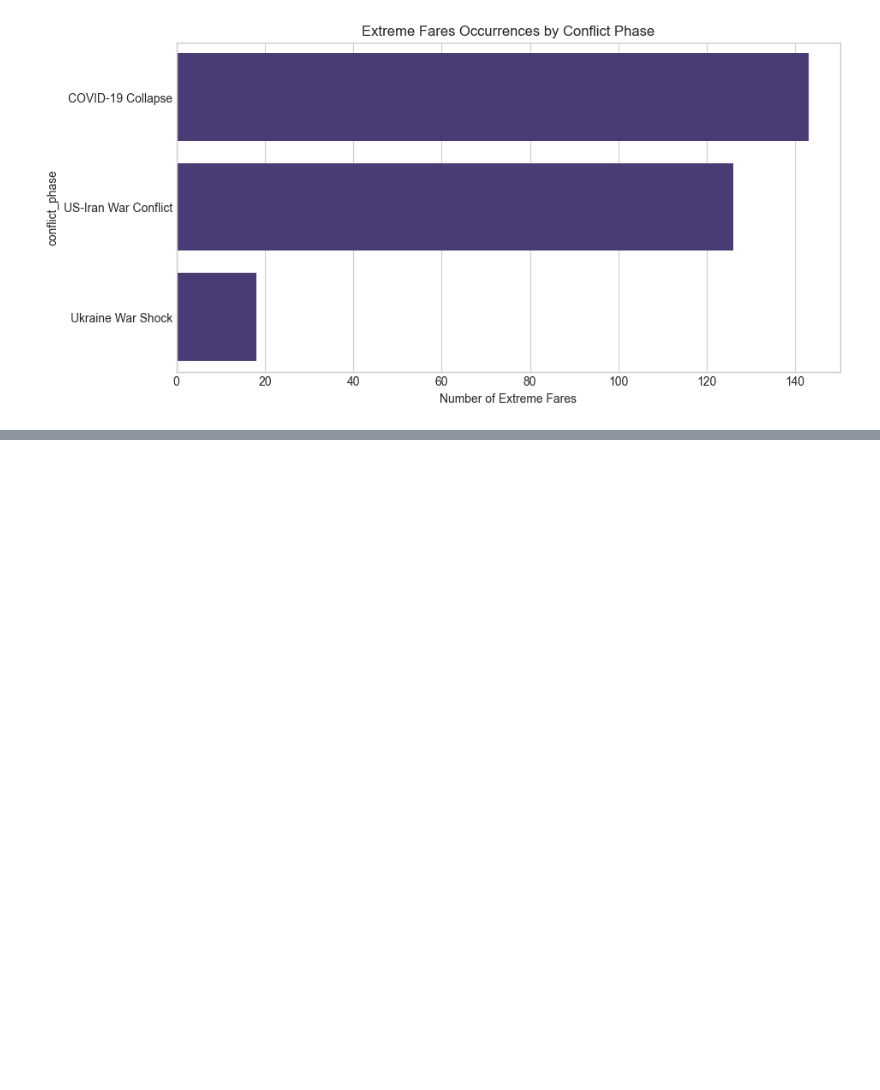
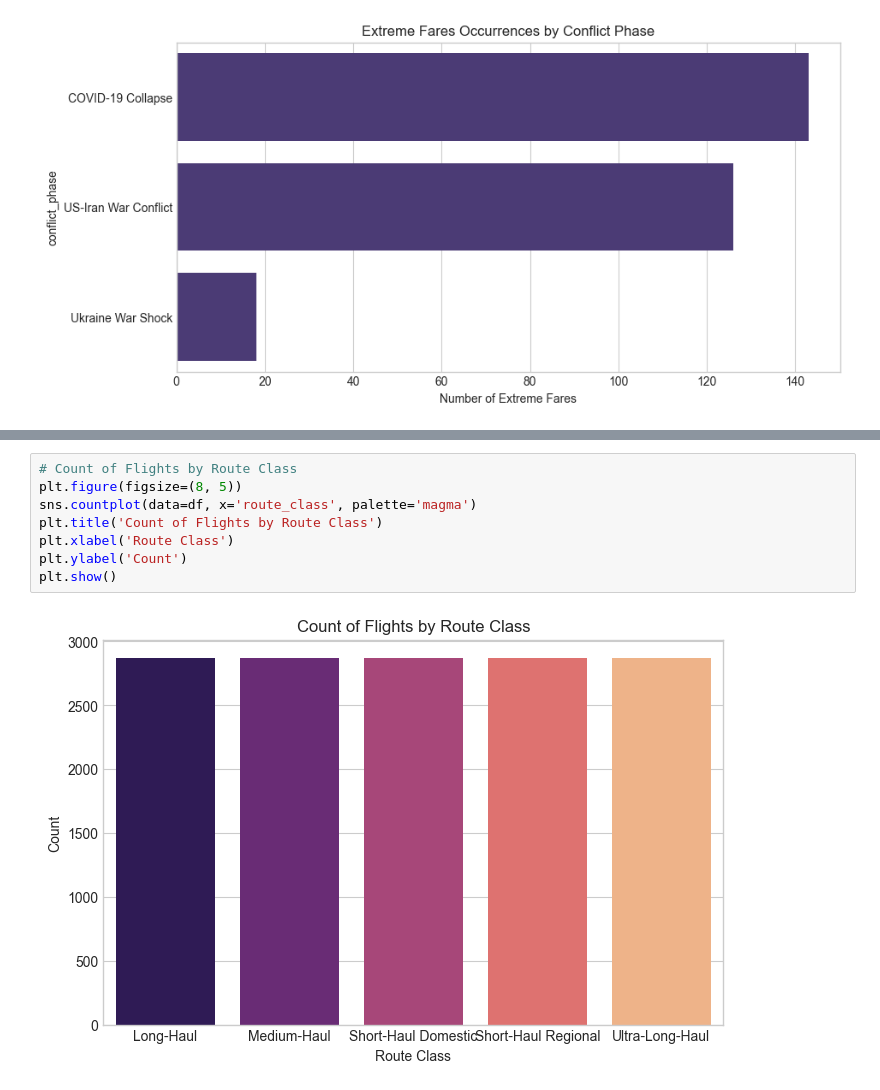
Before and after one commit to Algoastronaut/C_G18_AirlineTicketPricesVsFuelCostsAnalysis, a Jupyter notebook: notebooks/03_eda.ipynb, the cells around one changed output, grey strips where cells are left out. Drawn from its saved outputs; the diff is of its cells as text; blank space fills up the shorter version.

```diff
--- a/notebooks/03_eda.ipynb
+++ b/notebooks/03_eda.ipynb
@@ -127,0 +161,10 @@ Total extreme fare records: 287
+# %%
+# Count of Flights by Route Class
+plt.figure(figsize=(8, 5))
+sns.countplot(data=df, x='route_class', palette='magma')
+plt.title('Count of Flights by Route Class')
+plt.xlabel('Route Class')
+plt.ylabel('Count')
+plt.show()
+# %% [output]
+[figure, added]
```
Also changed, not shown: parts of 6 cells of this notebook.
